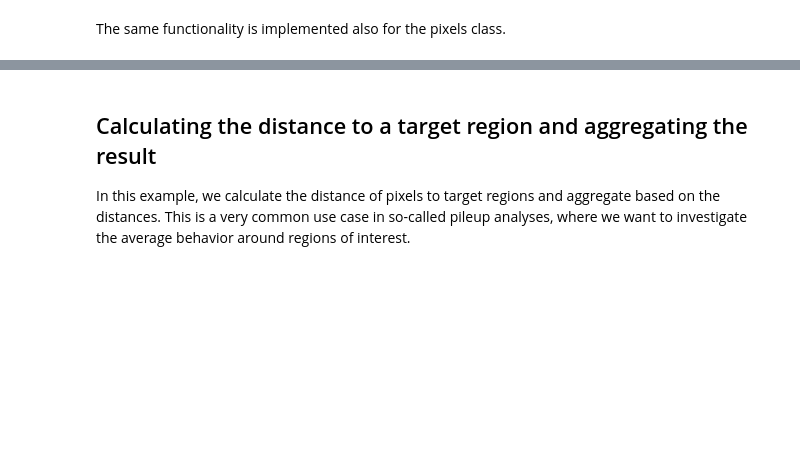
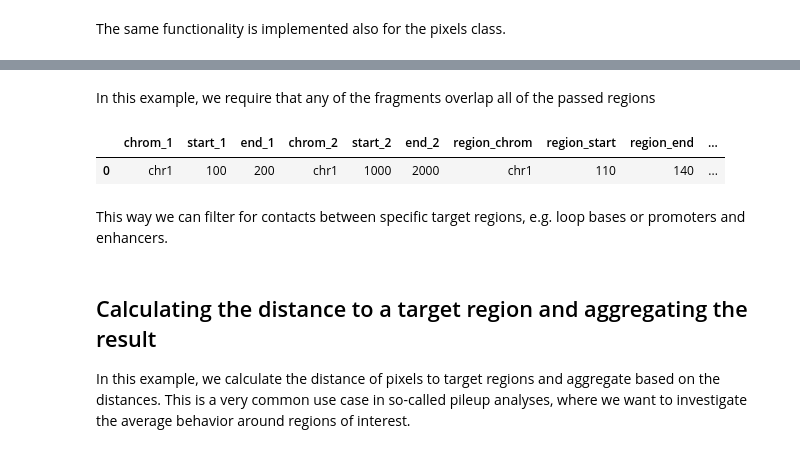
Before and after one commit to gerlichlab/spoc, a Jupyter notebook: notebooks/query_engine_usage.ipynb, the cells around one changed output, grey strips where cells are left out. Saved outputs shown, nothing was run; the diff lists cells and outputs as text; code cells hidden in the pictures; blank space fills up the shorter version.

Commit message:
added documentation for multi region overlap

```diff
--- a/notebooks/query_engine_usage.ipynb
+++ b/notebooks/query_engine_usage.ipynb
@@ -138,3 +157,32 @@ The same functionality is implemented also for the pixels class.
+# %%
+target_regions = pd.DataFrame({
+    "chrom": ['chr1'],
+    "start": [110],
+    "end": [140],
+})
+
+target_regions_2 = pd.DataFrame({
+    "chrom": ['chr1'],
+    "start": [1000],
+    "end": [1030],
+})
+# %% [markdown]
+In this example, we require that any of the fragments overlap all of the passed regions
+# %%
+query_steps = [
+    Overlap([target_regions, target_regions_2],
+            anchor_mode=Anchor(fragment_mode="ANY",region_mode='ALL')
+        )
+]
+Query(query_steps=query_steps)\
+    .build(contacts)\
+    .compute()\
+    .filter(regex=r"chrom|start|end|id")
+# %% [output]
+|  | chrom_1 | start_1 | end_1 | chrom_2 | start_2 | end_2 | region_chrom | region_start | region_end | ... |
+| 0 | chr1 | 100 | 200 | chr1 | 1000 | 2000 | chr1 | 110 | 140 | ... |
+# %% [markdown]
+This way we can filter for contacts between specific target regions, e.g. loop bases or promoters and enhancers.
 # %% [markdown]
 ## Calculating the distance to a target region and aggregating the result
 In this example, we calculate the distance of pixels to target regions and aggregate based on the distances. This is a very common use case in so-called pileup analyses, where we want to investigate the average behavior around regions of interest.
```
Also changed, not shown: parts of 6 cells of this notebook.
